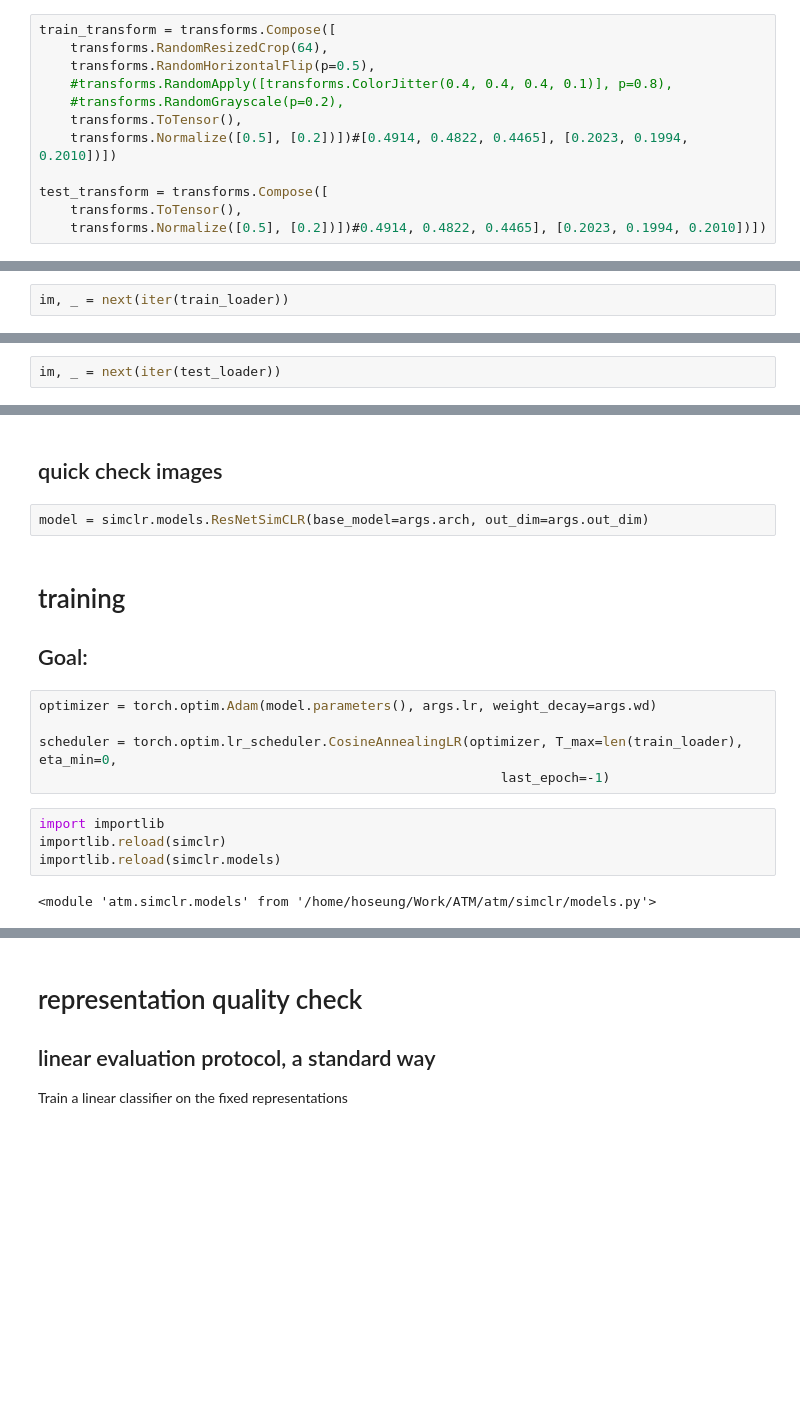
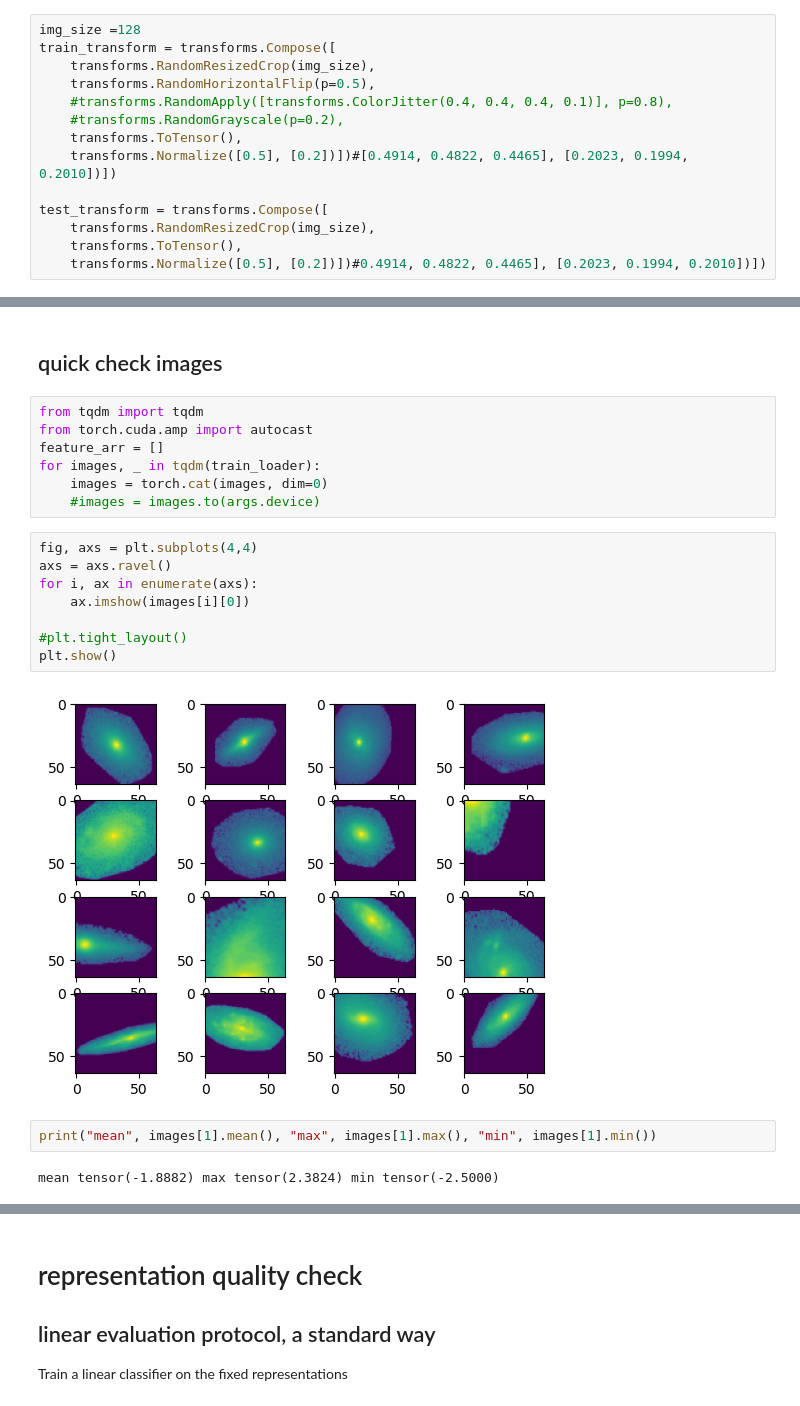
Before and after one commit to Hoseung/ATM, a Jupyter notebook: notebooks/ATM_SimCLR.ipynb, the cells around one changed output, grey strips where cells are left out. Saved outputs shown, nothing was run; the diff lists cells and outputs as text; blank space fills up the shorter version.

```diff
--- a/notebooks/ATM_SimCLR.ipynb
+++ b/notebooks/ATM_SimCLR.ipynb
@@ -175,8 +189,9 @@ RandomCrop을 할 의미가 있을까?
 은하의 중심이 어느정도 결정되어있고, 일부를 봐야하는 상황은 없으며, radial한 pattern이 중요한데.
 거기다가 은하별로 크기가 많이 차이나서 잘못하면 텅텅 빈 공간을 잘라오는 수가 있음.
 # %%
+img_size =128
 train_transform = transforms.Compose([
-    transforms.RandomResizedCrop(64),
+    transforms.RandomResizedCrop(img_size),
     transforms.RandomHorizontalFlip(p=0.5),
     #transforms.RandomApply([transforms.ColorJitter(0.4, 0.4, 0.4, 0.1)], p=0.8),
     #transforms.RandomGrayscale(p=0.2),
@@ -184,6 +199,7 @@ train_transform = transforms.Compose([
     transforms.Normalize([0.5], [0.2])])#[0.4914, 0.4822, 0.4465], [0.2023, 0.1994, 0.2010])])
 
 test_transform = transforms.Compose([
+    transforms.RandomResizedCrop(img_size),
     transforms.ToTensor(),
     transforms.Normalize([0.5], [0.2])])#0.4914, 0.4822, 0.4465], [0.2023, 0.1994, 0.2010])])
 # %% [markdown]
@@ -225,2 +210,0 @@ test_loader = DataLoader(all_data_val, batch_size=args.batch_size, shuffle=False
-# %%
-im, _ = next(iter(train_loader))
@@ -236,2 +210,0 @@ torch.Size([256, 1, 32, 32])
-# %%
-im, _ = next(iter(test_loader))
@@ -245,19 +246,23 @@ im
 # %% [markdown]
 ## quick check images
-# %%
-model = simclr.models.ResNetSimCLR(base_model=args.arch, out_dim=args.out_dim)
-# %% [markdown]
-# training
-
-## Goal:
-# %%
-optimizer = torch.optim.Adam(model.parameters(), args.lr, weight_decay=args.wd)
-
-scheduler = torch.optim.lr_scheduler.CosineAnnealingLR(optimizer, T_max=len(train_loader), eta_min=0,
-                                                           last_epoch=-1)
-# %%
-import importlib
-importlib.reload(simclr)
-importlib.reload(simclr.models)
-# %% [output]
-<module 'atm.simclr.models' from '/home/hoseung/Work/ATM/atm/simclr/models.py'>
+# %%
+from tqdm import tqdm
+from torch.cuda.amp import autocast
+feature_arr = []
+for images, _ in tqdm(train_loader):
+    images = torch.cat(images, dim=0)
+    #images = images.to(args.device)
+# %%
+fig, axs = plt.subplots(4,4)
+axs = axs.ravel()
+for i, ax in enumerate(axs):
+    ax.imshow(images[i][0])
+
+#plt.tight_layout()
+plt.show()
+# %% [output]
+[figure, added]
+# %%
+print("mean", images[1].mean(), "max", images[1].max(), "min", images[1].min())
+# %% [output]
+mean tensor(-1.8882) max tensor(2.3824) min tensor(-2.5000)
```
Also changed, not shown: parts of 31 cells of this notebook, 1 other file.
